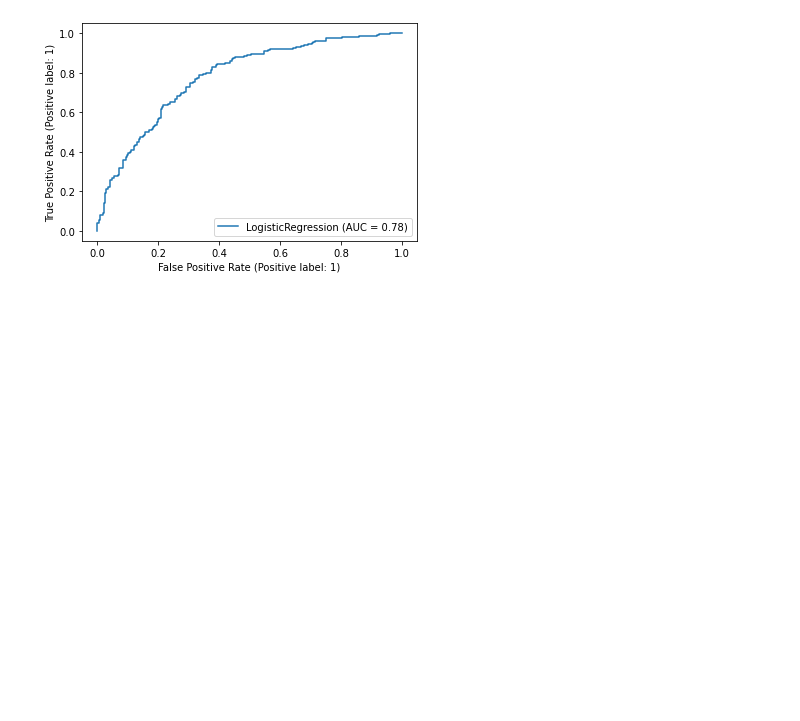
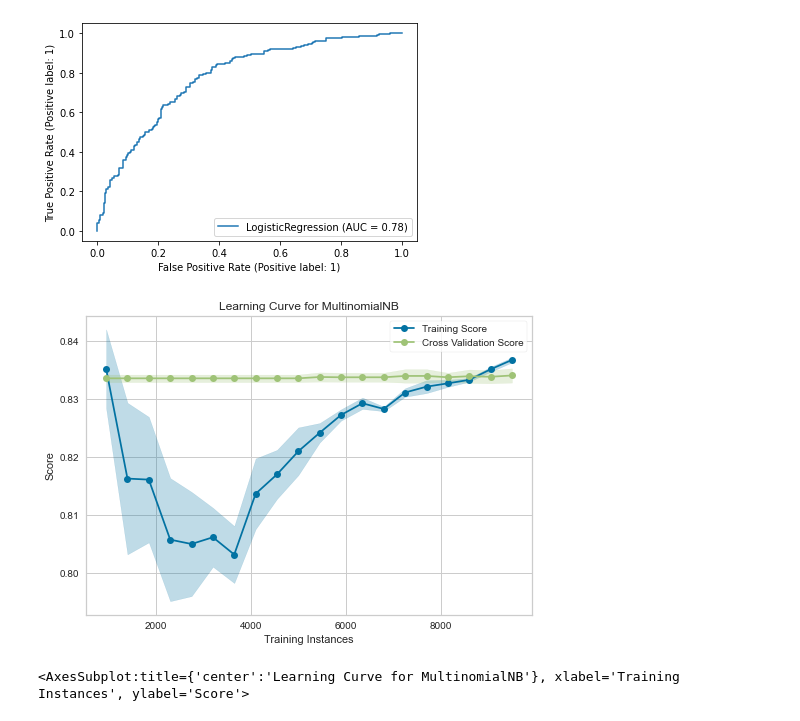
Before and after one commit to martinaviggiano/textsent_project, a Jupyter notebook: Models .ipynb, the cells around one changed output. Drawn from its saved outputs; the diff is of its cells as text; code cells hidden in the pictures; blank space fills up the shorter version.

```diff
--- a/Models .ipynb
+++ b/Models .ipynb
@@ -40,9 +40,9 @@ with open("data.pkl", "rb") as f:
 ## Original Dataset
 # %%
 tfidf_vectorizer = TfidfVectorizer()
-X_class = tfidf_vectorizer.fit_transform(data['lemmatized'])
-y_class = data["label"]
-X_class.shape
+X_or = tfidf_vectorizer.fit_transform(data['lemmatized'])
+y_or = data["label"]
+X_or.shape
 # %% [output]
 (10562, 12770)
 # %%
@@ -1043,3 +1046,23 @@ plot_roc_curve(log_fit_f,  X_test_f, y_test_f)
 # %% [output]
 <sklearn.metrics._plot.roc_curve.RocCurveDisplay at 0x...>
 [figure]
+# %%
+from sklearn.model_selection import StratifiedKFold
+from yellowbrick.datasets import load_game
+from yellowbrick.model_selection import LearningCurve
+
+# Create the learning curve visualizer
+cv = StratifiedKFold(n_splits=10)
+sizes = np.linspace(0.1, 1, 20 )
+
+# Instantiate the classification model and visualizer
+model = MultinomialNB()
+visualizer = LearningCurve(
+    model, cv=cv, scoring='f1_weighted', train_sizes=sizes, n_jobs=4
+)
+
+visualizer.fit(X_or, y_or)        # Fit the data to the visualizer
+visualizer.show()           # Finalize and render the figure
+# %% [output]
+[figure, added]
+<AxesSubplot:title={'center':'Learning Curve for MultinomialNB'}, xlabel='Training Instances', ylabel='Score'>
```
Also changed, not shown: parts of 39 cells of this notebook, 2 other files.
